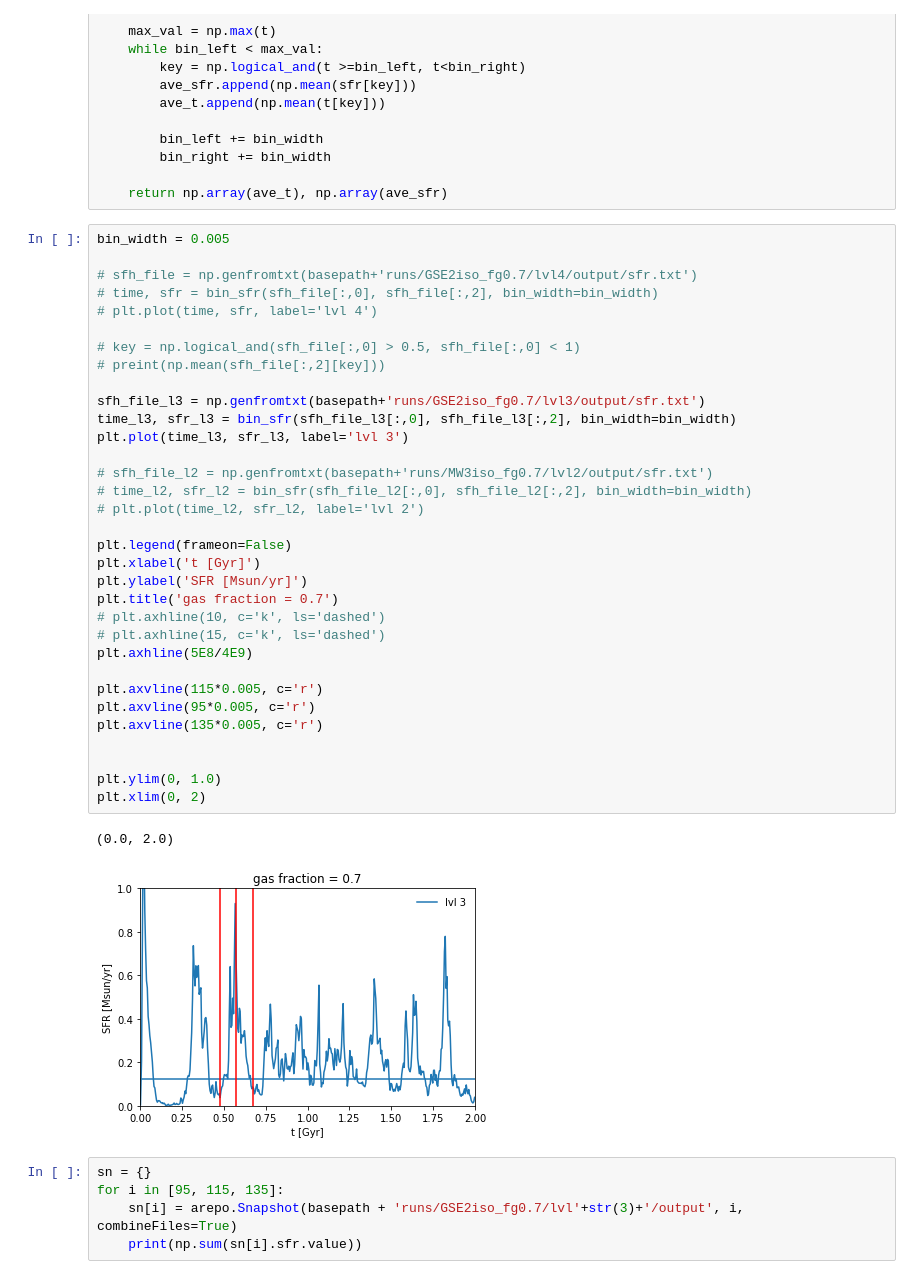
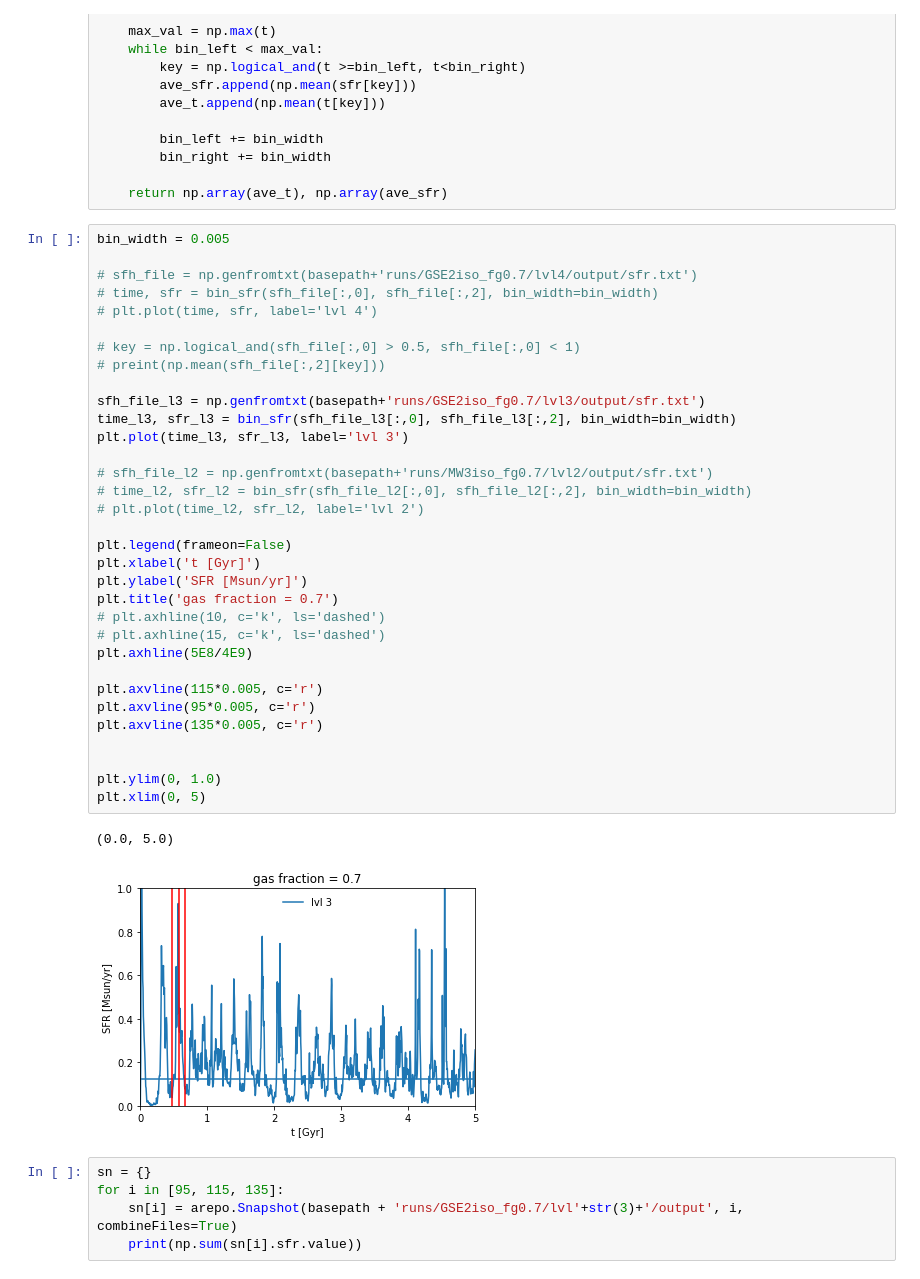
Before and after one commit to gusbeane/GSEgas, a Jupyter notebook: notebooks/GSE2iso_fg0.7.ipynb, the cells around one changed output. Cells and saved outputs as stored; diff of their text form.

```diff
--- a/notebooks/GSE2iso_fg0.7.ipynb
+++ b/notebooks/GSE2iso_fg0.7.ipynb
@@ -71,36 +71,36 @@ bin_width = 0.005
 # sfh_file = np.genfromtxt(basepath+'runs/GSE2iso_fg0.7/lvl4/output/sfr.txt')
 # time, sfr = bin_sfr(sfh_file[:,0], sfh_file[:,2], bin_width=bin_width)
 # plt.plot(time, sfr, label='lvl 4')
 
 # key = np.logical_and(sfh_file[:,0] > 0.5, sfh_file[:,0] < 1)
 # preint(np.mean(sfh_file[:,2][key]))
 
 sfh_file_l3 = np.genfromtxt(basepath+'runs/GSE2iso_fg0.7/lvl3/output/sfr.txt')
 time_l3, sfr_l3 = bin_sfr(sfh_file_l3[:,0], sfh_file_l3[:,2], bin_width=bin_width)
 plt.plot(time_l3, sfr_l3, label='lvl 3')
 
 # sfh_file_l2 = np.genfromtxt(basepath+'runs/MW3iso_fg0.7/lvl2/output/sfr.txt')
 # time_l2, sfr_l2 = bin_sfr(sfh_file_l2[:,0], sfh_file_l2[:,2], bin_width=bin_width)
 # plt.plot(time_l2, sfr_l2, label='lvl 2')
 
 plt.legend(frameon=False)
 plt.xlabel('t [Gyr]')
 plt.ylabel('SFR [Msun/yr]')
 plt.title('gas fraction = 0.7')
 # plt.axhline(10, c='k', ls='dashed')
 # plt.axhline(15, c='k', ls='dashed')
 plt.axhline(5E8/4E9)
 
 plt.axvline(115*0.005, c='r')
 plt.axvline(95*0.005, c='r')
 plt.axvline(135*0.005, c='r')
 
 
 plt.ylim(0, 1.0)
-plt.xlim(0, 2)
+plt.xlim(0, 5)
 # %% [output]
-(0.0, 2.0)
+(0.0, 5.0)
-[figure, old version]
+[figure, new version]
 # %%
 sn = {}
 for i in [95, 115, 135]:
```
Also changed, not shown: 4 other files.
